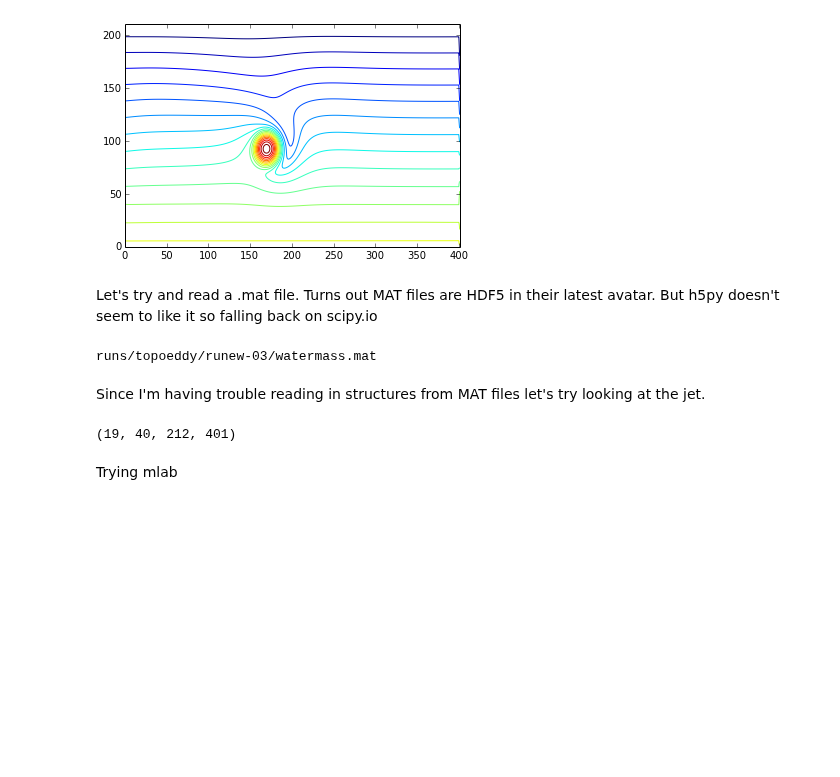
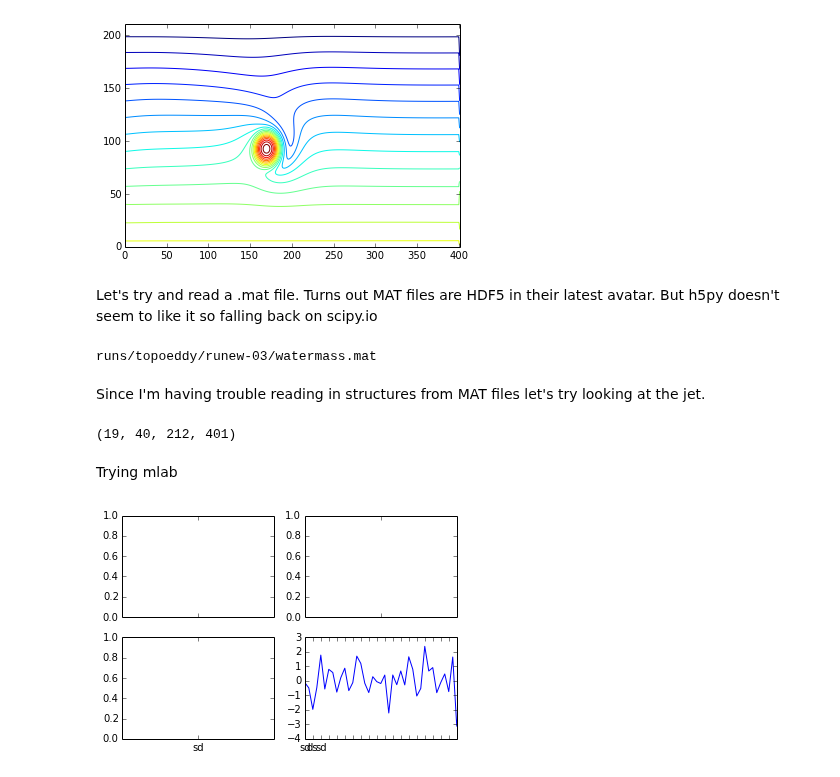
Before and after one commit to dcherian/eddyshelf, a Jupyter notebook: test.ipynb, the cells around one changed output. Cells and saved outputs as stored; diff of their text form; code cells hidden in the pictures; blank space fills up the shorter version.

```diff
--- a/test.ipynb
+++ b/test.ipynb
@@ -50,3 +50,15 @@ ujet.shape
 (19, 40, 212, 401)
 # %% [markdown]
 Trying mlab
+# %%
+import matplotlib.pyplot as plt
+import numpy as np
+
+x = np.random.randn(50)
+f,axarr = plt.subplots(2,2, sharex=True)
+
+
+plt.plot(x)
+plt.xticks(np.arange(20)*2,('sd','ds','sd'));
+# %% [output]
+[figure, added]
```
Also changed, not shown: 4 other files.
